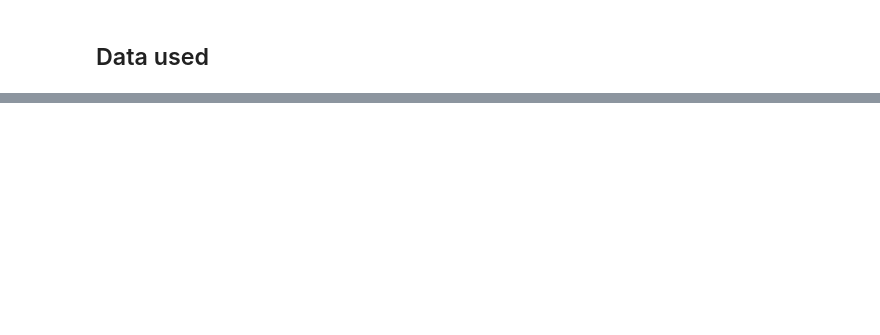
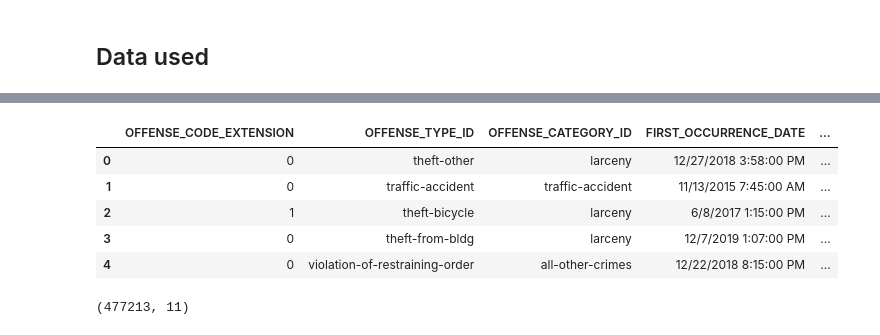
Before and after one commit to Anthony8887/Coursera_Capstone, a Jupyter notebook: Coursera Capstone final.ipynb, the cells around one changed output, grey strips where cells are left out. Cells and saved outputs as stored; diff of their text form; code cells hidden in the pictures; blank space fills up the shorter version.

```diff
--- a/Coursera Capstone final.ipynb
+++ b/Coursera Capstone final.ipynb
@@ -21,0 +68,13 @@ Crime data - https://www.denvergov.org/opendata/dataset/city-and-county-of-denve
+# %%
+df1.head()
+# %% [output]
+|  | OFFENSE_CODE_EXTENSION | OFFENSE_TYPE_ID | OFFENSE_CATEGORY_ID | FIRST_OCCURRENCE_DATE | ... |
+| 0 | 0 | theft-other | larceny | 12/27/2018 3:58:00 PM | ... |
+| 1 | 0 | traffic-accident | traffic-accident | 11/13/2015 7:45:00 AM | ... |
+| 2 | 1 | theft-bicycle | larceny | 6/8/2017 1:15:00 PM | ... |
+| 3 | 0 | theft-from-bldg | larceny | 12/7/2019 1:07:00 PM | ... |
+| 4 | 0 | violation-of-restraining-order | all-other-crimes | 12/22/2018 8:15:00 PM | ... |
+# %%
+df1.shape
+# %% [output]
+(477213, 11)
```
Also changed, not shown: parts of 20 cells of this notebook.
